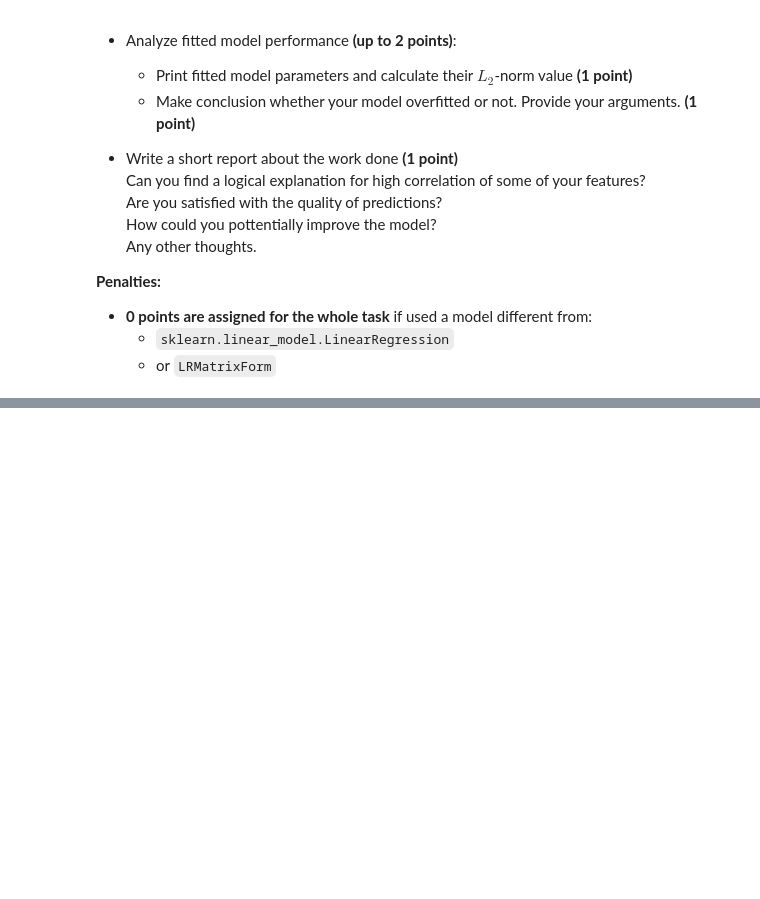
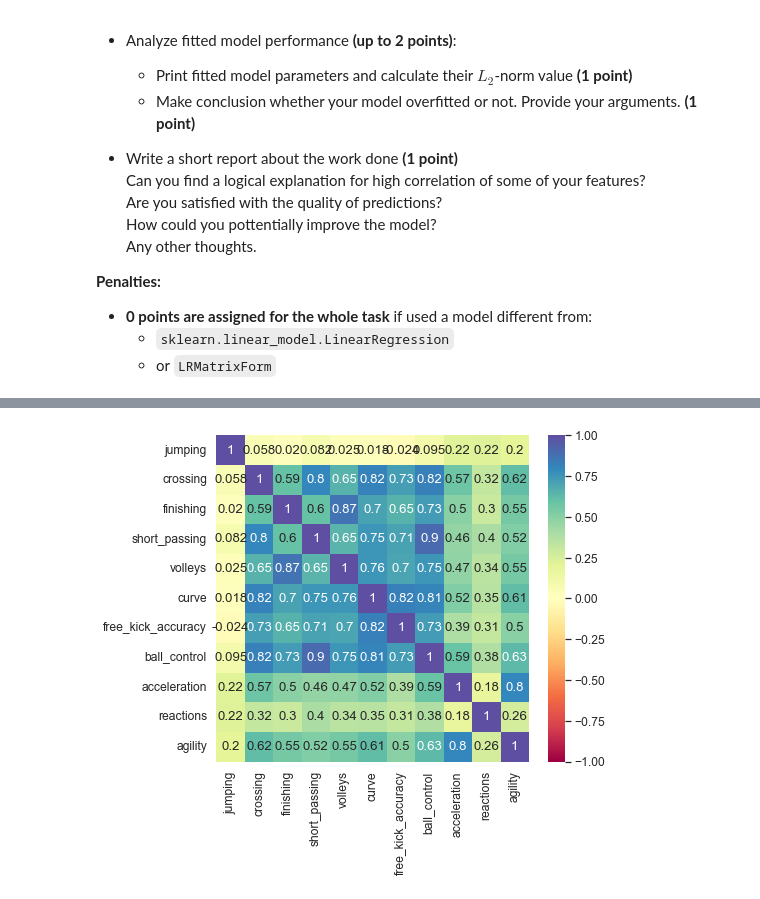
Before and after one commit to TatyanaMardvilko/3-linear-regression, a Jupyter notebook: linear_regression.ipynb, the cells around one changed output, grey strips where cells are left out. Cells and saved outputs as stored; diff of their text form; code cells hidden in the pictures; blank space fills up the shorter version.

```diff
--- a/linear_regression.ipynb
+++ b/linear_regression.ipynb
@@ -1480,0 +1623,13 @@ Steps you need to follow:
+# %%
+target = 'agility'
+#Choose >= 10 features from training set as initial set of features
+features = ['jumping', 'crossing', 'finishing', 'short_passing', 'volleys', 'curve', 'free_kick_accuracy',\
+            'ball_control', 'acceleration', 'reactions']
+x_train, y_train, x_test, y_test = my_get_train_test_data(features, target)
+# %%
+# Visualize correlation matrix for selected features
+cols = features + [target]
+correlation_matrix = pd.DataFrame.corr(DF_TRAIN[cols])
+display(correlation_matrix)
+sns.heatmap(data=correlation_matrix, cmap='Spectral', vmin=-1, vmax=1, center=0, annot=True);
+# %% [output]
@@ -1480,0 +1648 @@ Steps you need to follow:
+[figure, added]
```
Also changed, not shown: parts of 45 cells of this notebook.
